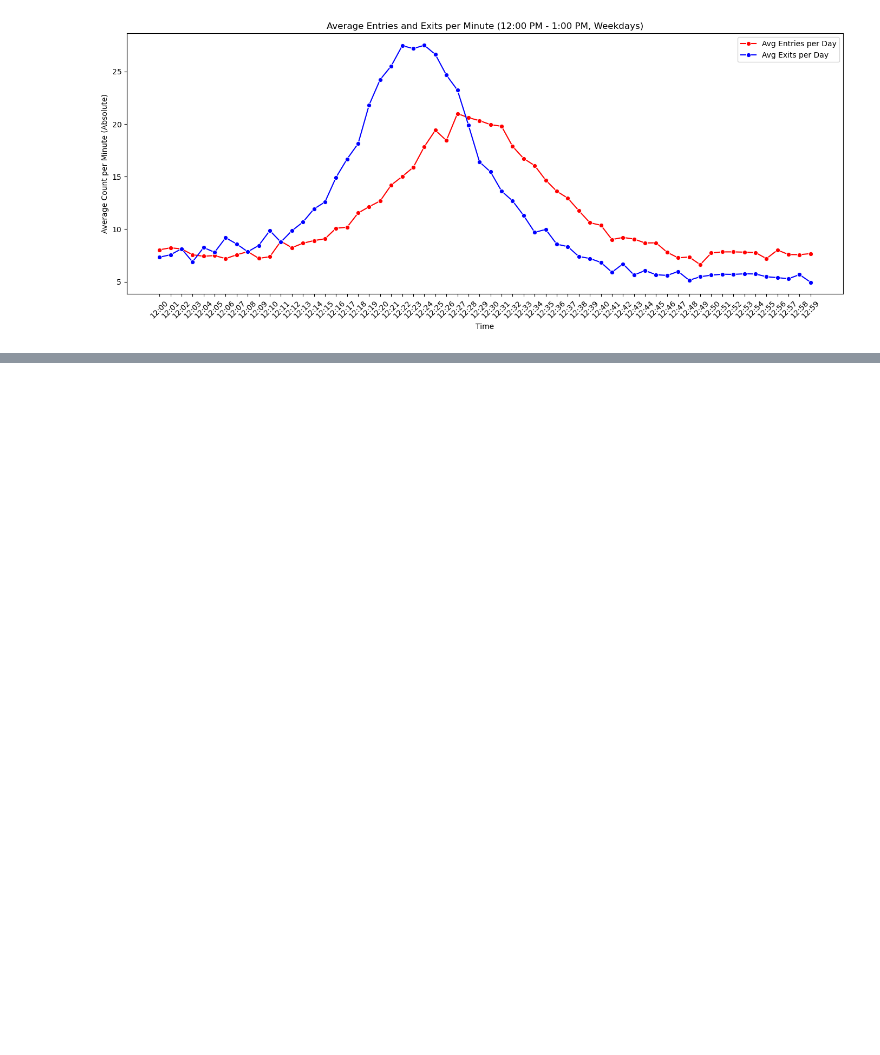
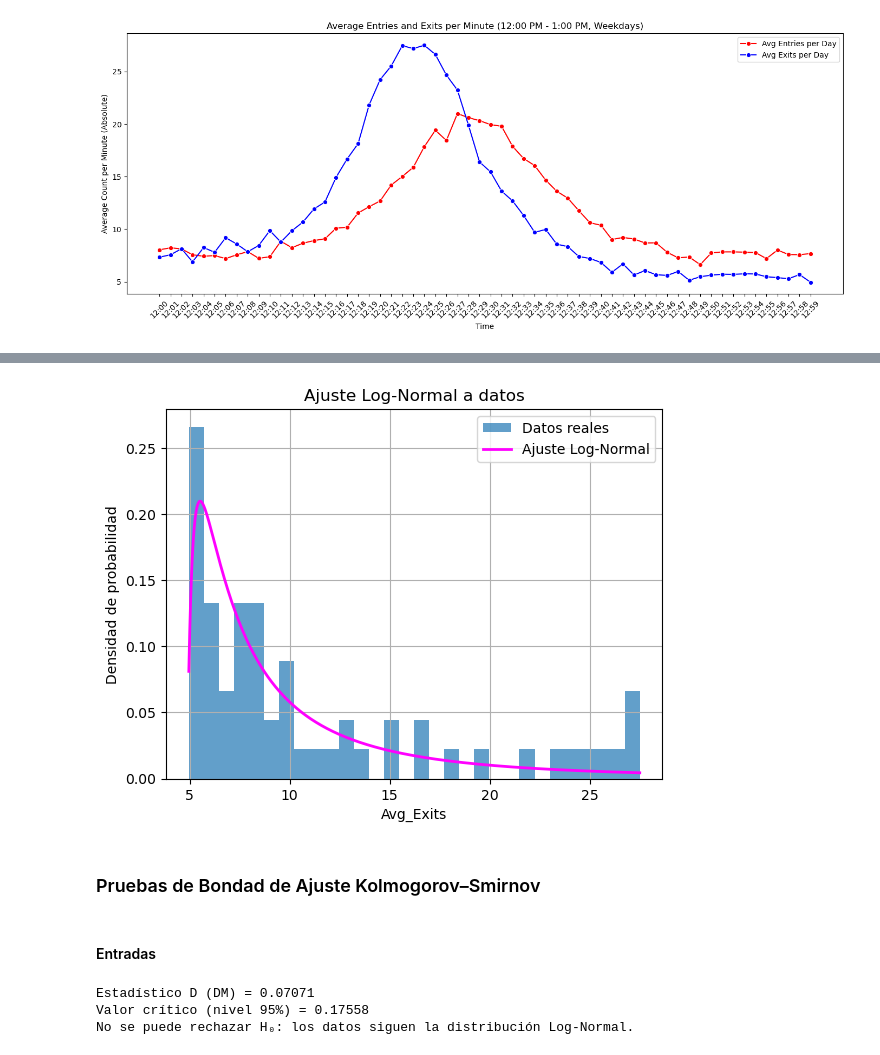
Before and after one commit to SamuelHernandez5/MOS-Actividades, a Jupyter notebook: Labs/Lab7/lab7.ipynb, the cells around one changed output, grey strips where cells are left out. Cells and saved outputs as stored; diff of their text form; code cells hidden in the pictures; blank space fills up the shorter version.

```diff
--- a/Labs/Lab7/lab7.ipynb
+++ b/Labs/Lab7/lab7.ipynb
@@ -383,0 +465,68 @@ plt.show()
+# %%
+s = 1.2562513285141912
+loc = 4.828312916949567
+scale = 3.333849493979703
+
+plt.hist(df_media['Avg_Exits'], bins=30, density=True, alpha=0.7, label="Datos reales")
+
+x = np.linspace(min(df_media['Avg_Exits']), max(df_media['Avg_Exits']), 1000)
+pdf = lognorm.pdf(x, s=s, loc=loc, scale=scale)
+
+plt.plot(x, pdf, label="Ajuste Log-Normal", color="magenta", linewidth=2)
+
+plt.xlabel("Avg_Exits")
+plt.ylabel("Densidad de probabilidad")
+plt.title("Ajuste Log-Normal a datos")
+plt.legend()
+plt.grid(True)
+
+plt.show()
+# %% [output]
+[figure, added]
+# %% [markdown]
+### Pruebas de Bondad de Ajuste Kolmogorov–Smirnov
+# %% [markdown]
+#### Entradas
+# %%
+data = np.array(df_media['Avg_Entries'])
+n = len(data)
+m = int(np.sqrt(n))
+data_min, data_max = data.min(), data.max()
+bins = np.linspace(data_min, data_max, m + 1)
+
+FOi, _ = np.histogram(data, bins=bins)
+
+POi = FOi / n
+
+PAOi = np.cumsum(POi)
+
+s = 1.0226402482609824
+loc = 6.468482621511826
+scale = 2.8190798544878395
+
+PEi = []
+for i in range(len(bins) - 1):
+    a, b = bins[i], bins[i + 1]
+    p = lognorm.cdf(b, s=s, loc=loc, scale=scale) - lognorm.cdf(a, s=s, loc=loc, scale=scale)
+    PEi.append(p)
+PEi = np.array(PEi)
+
+PAEi = np.cumsum(PEi)
+
+diffs = np.abs(PAOi - PAEi)
+DM = np.max(diffs)
+
+print(f"Estadístico D (DM) = {DM:.5f}")
+
+D_crit = 1.36 / np.sqrt(n)
+
+print(f"Valor crítico (nivel 95%) = {D_crit:.5f}")
+
+if DM <= D_crit:
+    print("No se puede rechazar H₀: los datos siguen la distribución Log-Normal.")
+else:
+    print("Se rechaza H₀: los datos NO siguen la distribución Log-Normal.")
+# %% [output]
+Estadístico D (DM) = 0.07071
+Valor crítico (nivel 95%) = 0.17558
+No se puede rechazar H₀: los datos siguen la distribución Log-Normal.
```
Also changed, not shown: parts of 23 cells of this notebook, 1 other file.
